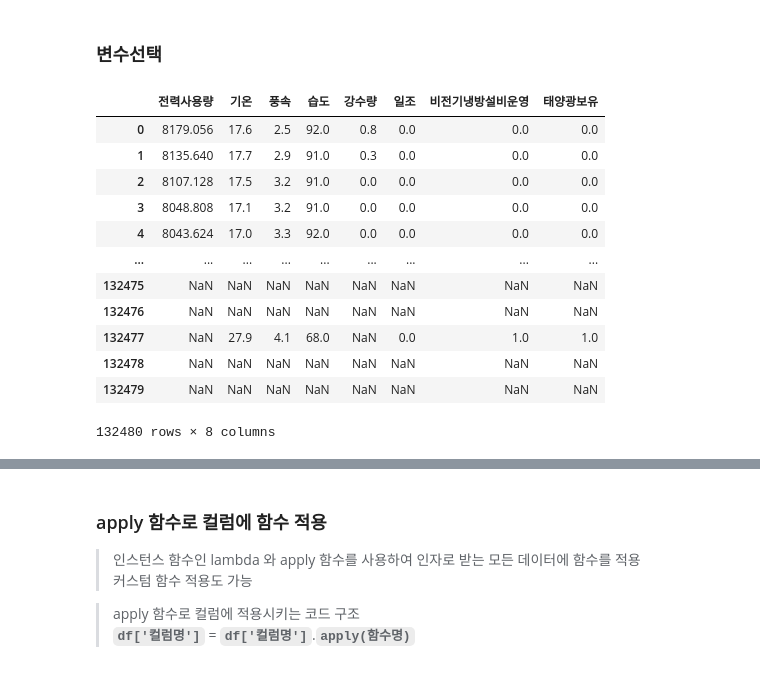
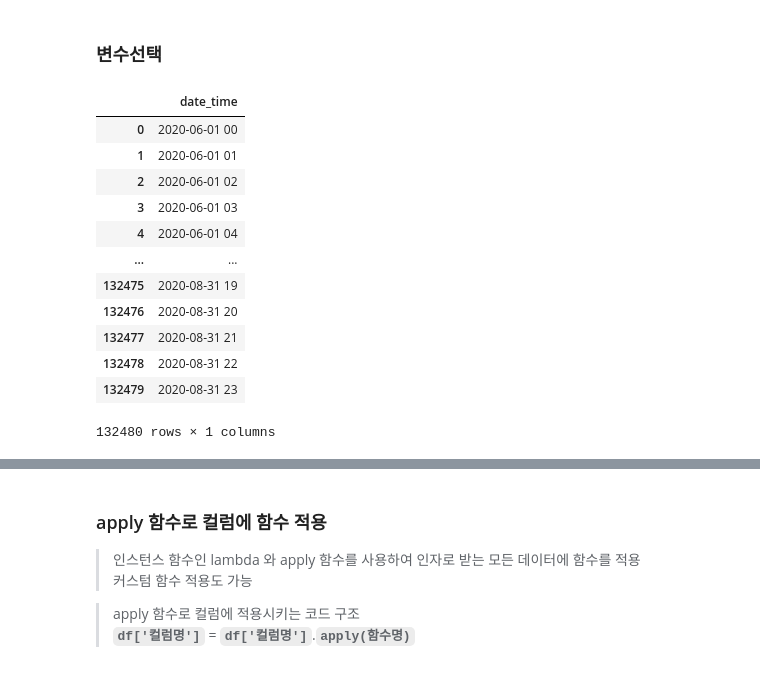
Before and after one commit to overgroove/samsung_ML, a Jupyter notebook: 03_package_pandas.ipynb, the cells around one changed output, grey strips where cells are left out. Cells and saved outputs as stored; diff of their text form; code cells hidden in the pictures.

```diff
--- a/03_package_pandas.ipynb
+++ b/03_package_pandas.ipynb
@@ -1046,20 +1032,27 @@ Name: 전력x30, Length: 132480, dtype: float64
+# %%
+# pop은 변수데이터를 원본데이터에서 해당 변수를 빼오면서 값을 따로 저장
+pop_test = df.pop('고온')
+# %%
+# 여러개의 변수를 동시에 삭제
+df.drop(['전력사용량2', '화씨'], axis=1, inplace=True)
 # %% [markdown]
 ### 변수선택
 # %%
 # 데이터타입에 따른 변수 선별
+df.select_dtypes(object)
 # %% [output]
-|  | 전력사용량 | 기온 | 풍속 | 습도 | 강수량 | 일조 | 비전기냉방설비운영 | 태양광보유 |
-| 0 | 8179.056 | 17.6 | 2.5 | 92.0 | 0.8 | 0.0 | 0.0 | 0.0 |
-| 1 | 8135.640 | 17.7 | 2.9 | 91.0 | 0.3 | 0.0 | 0.0 | 0.0 |
-| 2 | 8107.128 | 17.5 | 3.2 | 91.0 | 0.0 | 0.0 | 0.0 | 0.0 |
-| 3 | 8048.808 | 17.1 | 3.2 | 91.0 | 0.0 | 0.0 | 0.0 | 0.0 |
-| 4 | 8043.624 | 17.0 | 3.3 | 92.0 | 0.0 | 0.0 | 0.0 | 0.0 |
-| ... | ... | ... | ... | ... | ... | ... | ... | ... |
-| 132475 | NaN | NaN | NaN | NaN | NaN | NaN | NaN | NaN |
-| 132476 | NaN | NaN | NaN | NaN | NaN | NaN | NaN | NaN |
-| 132477 | NaN | 27.9 | 4.1 | 68.0 | NaN | 0.0 | 1.0 | 1.0 |
-| 132478 | NaN | NaN | NaN | NaN | NaN | NaN | NaN | NaN |
-| 132479 | NaN | NaN | NaN | NaN | NaN | NaN | NaN | NaN |
+|  | date_time |
+| 0 | 2020-06-01 00 |
+| 1 | 2020-06-01 01 |
+| 2 | 2020-06-01 02 |
+| 3 | 2020-06-01 03 |
+| 4 | 2020-06-01 04 |
+| ... | ... |
+| 132475 | 2020-08-31 19 |
+| 132476 | 2020-08-31 20 |
+| 132477 | 2020-08-31 21 |
+| 132478 | 2020-08-31 22 |
+| 132479 | 2020-08-31 23 |
-132480 rows × 8 columns
+132480 rows × 1 columns
 # %%
 # 변수명 활용 변수선택
```
Also changed, not shown: parts of 14 cells of this notebook.
